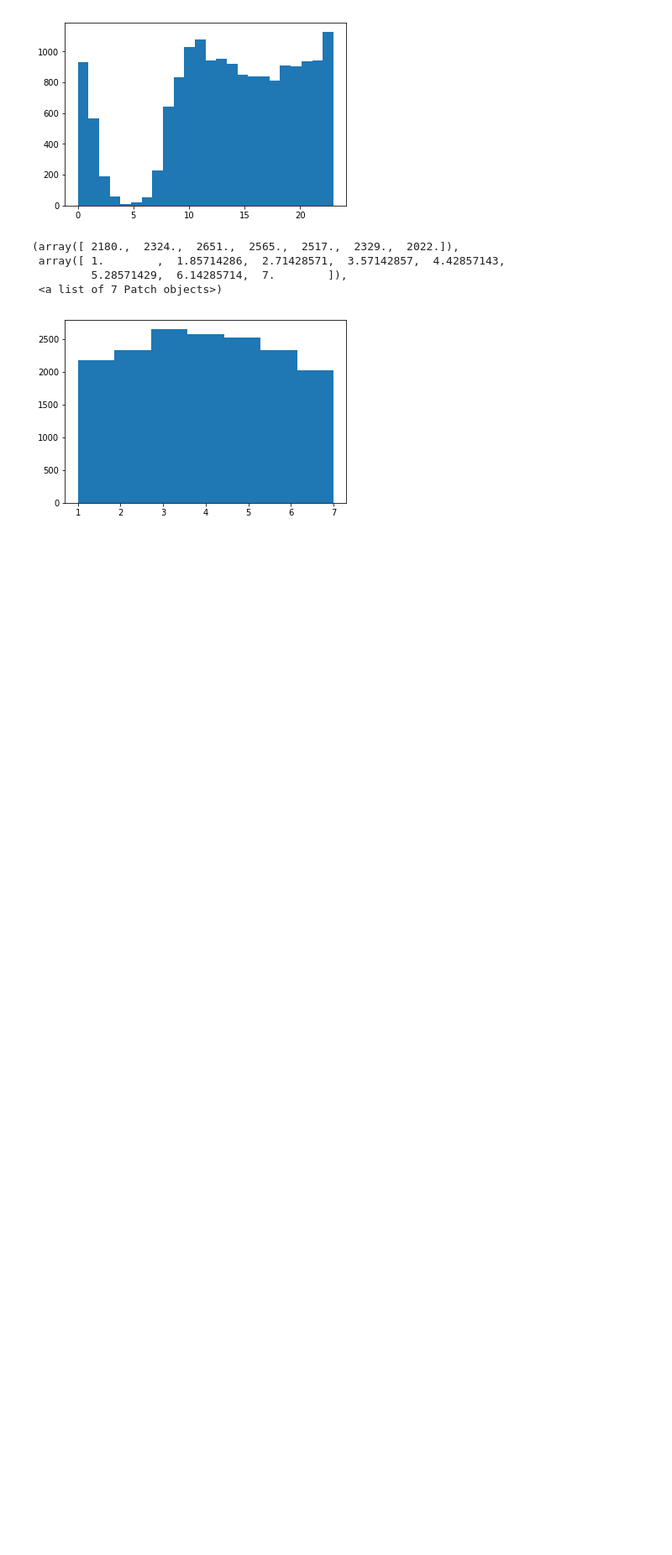
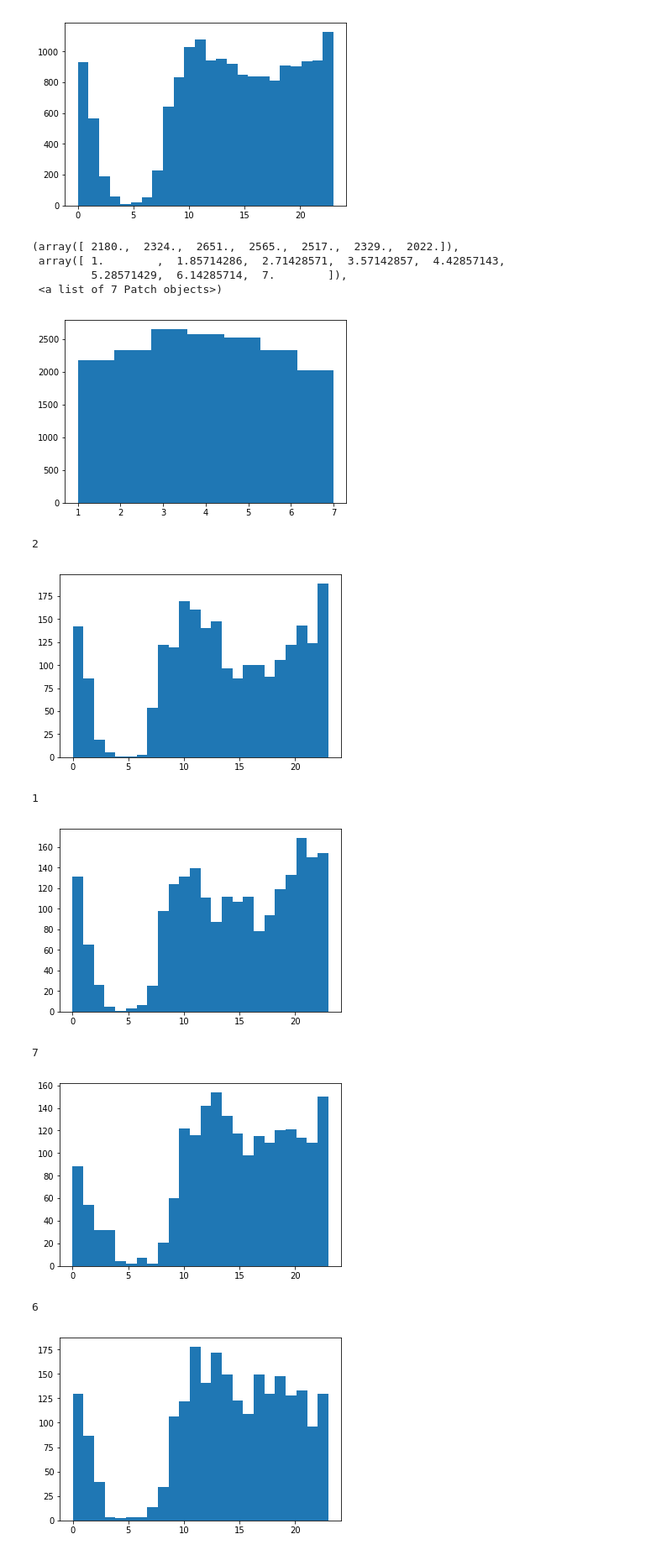
Before and after one commit to gedankenstuecke/twitter-analyser, a Jupyter notebook: archive-analyser.ipynb, the cells around one changed output. Shown at 84% size. Saved outputs shown, nothing was run; the diff lists cells and outputs as text; code cells hidden in the pictures; blank space fills up the shorter version.

Commit message:
more graphs

```diff
--- a/archive-analyser.ipynb
+++ b/archive-analyser.ipynb
@@ -217,3 +215,22 @@ matplotlib.pyplot.hist(weekday,bins=7)
          5.28571429,  6.14285714,  7.        ]),
  <a list of 7 Patch objects>)
 [figure]
+# %%
+from collections import defaultdict
+hour_per_weekday = defaultdict(list)
+for timestamp in list(dataframe[dataframe.local_time.notnull()].local_time.astype(datetime.datetime)):
+    hour_per_weekday[str(timestamp.isoweekday())].append(timestamp.hour)
+
+for day in hour_per_weekday.keys():
+    print(day)
+    plot = matplotlib.pyplot.hist(hour_per_weekday[day],bins=24)
+    matplotlib.pyplot.show()
+# %% [output]
+2
+[figure, added]
+1
+[figure, added]
+7
+[figure, added]
+6
+[figure, added]
```
Also changed, not shown: parts of 11 cells of this notebook.
